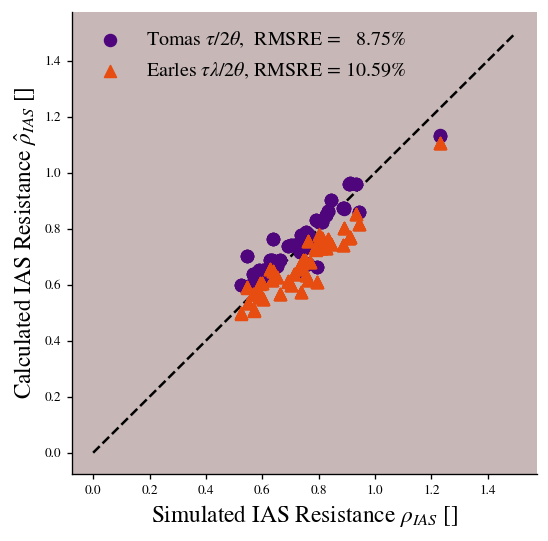
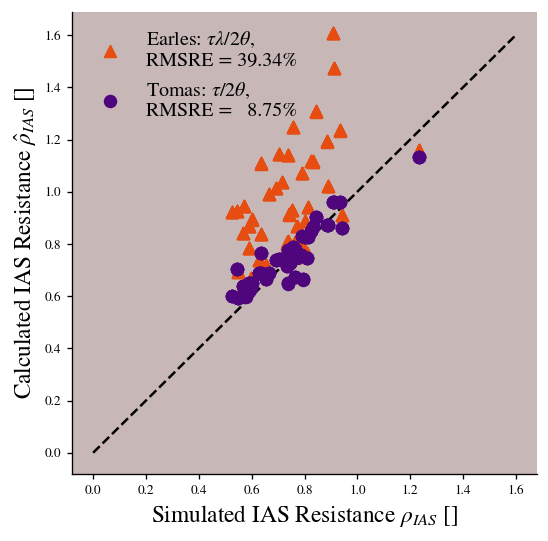
Unified diff of the notebook cell whose output changed from the first chart to the second:
--- before
+++ after
@@ -7,12 +7,12 @@
 
 fig, ax = plt.subplots(figsize=(5, 5))
-ax.scatter(simulated, tomas, color="#4F067D", marker="o", s=50, label=r"Tomas $\tau/2 \theta$"+f",  RMSRE =   {tomas_res:.2f}%")
-ax.scatter(simulated, earles, color="#E74D11", marker="^", s=50, label=r"Earles $\tau\lambda/2 \theta$"+f", RMSRE = {earles_res:.2f}%")
-ax.plot([0, 1.5], [0, 1.5], 'k--', zorder=0)
+ax.scatter(simulated, earles, color="#E74D11", marker="^", s=50, label=r"Earles: $\tau\lambda/2 \theta$"+f",\nRMSRE = {earles_res:.2f}%")
+ax.scatter(simulated, tomas, color="#4F067D", marker="o", s=50, label=r"Tomas: $\tau/2 \theta$"+f",\nRMSRE =   {tomas_res:.2f}%")
+ax.plot([0, 1.6], [0, 1.6], 'k--', zorder=0)
 despine(ax)
 ax.set_facecolor(facecolor)
 ax.set_xlabel(r"Simulated IAS Resistance $\rho_{IAS}$ []", fontsize=fs)
 ax.set_ylabel(r"Calculated IAS Resistance $\hat{\rho}_{IAS}$ []", fontsize=fs)
-ax.legend(fontsize=fs-2)
+ax.legend(fontsize=fs-2, loc="upper left")
 
 save(fig, "./saved/ias_formulas.pdf")

Commit: plotting results